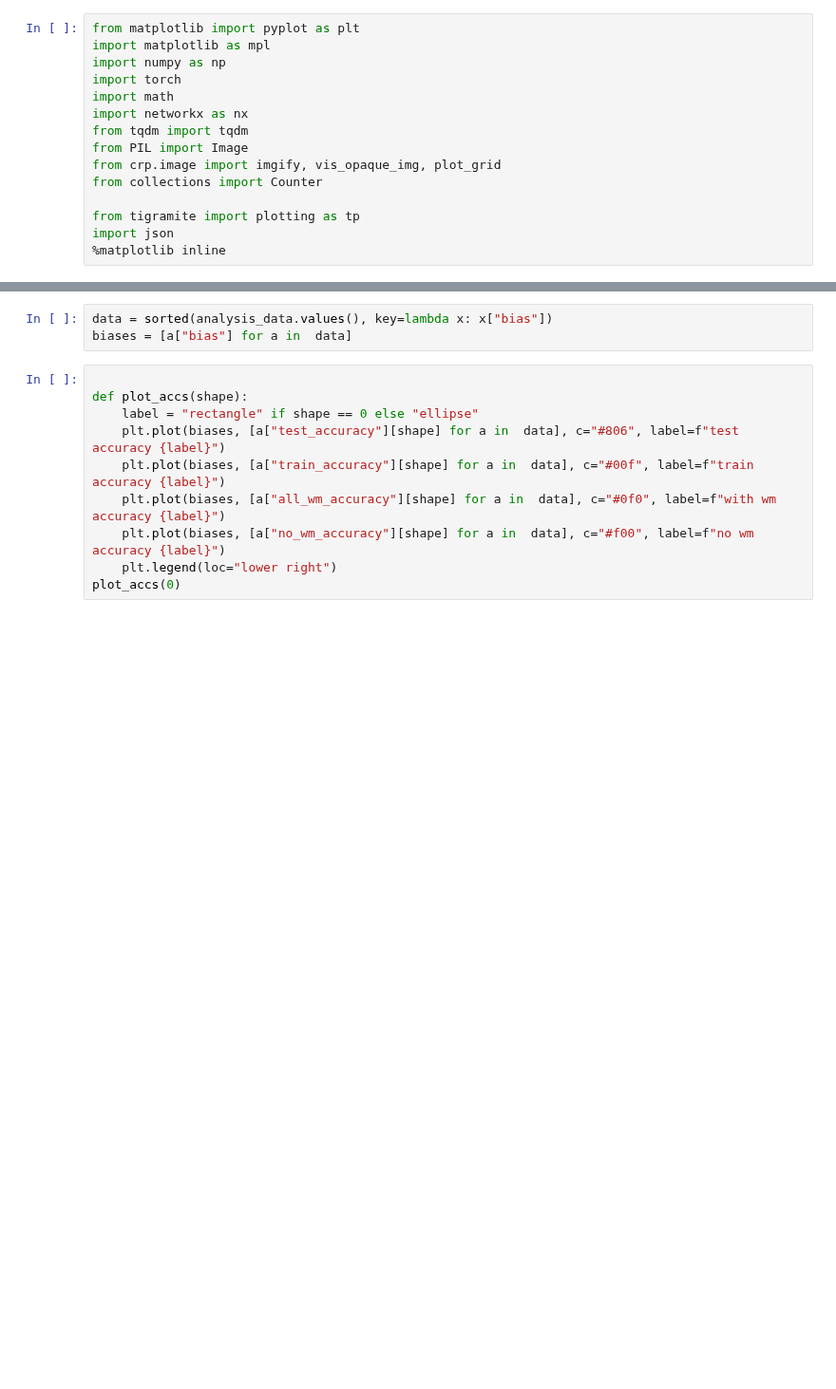
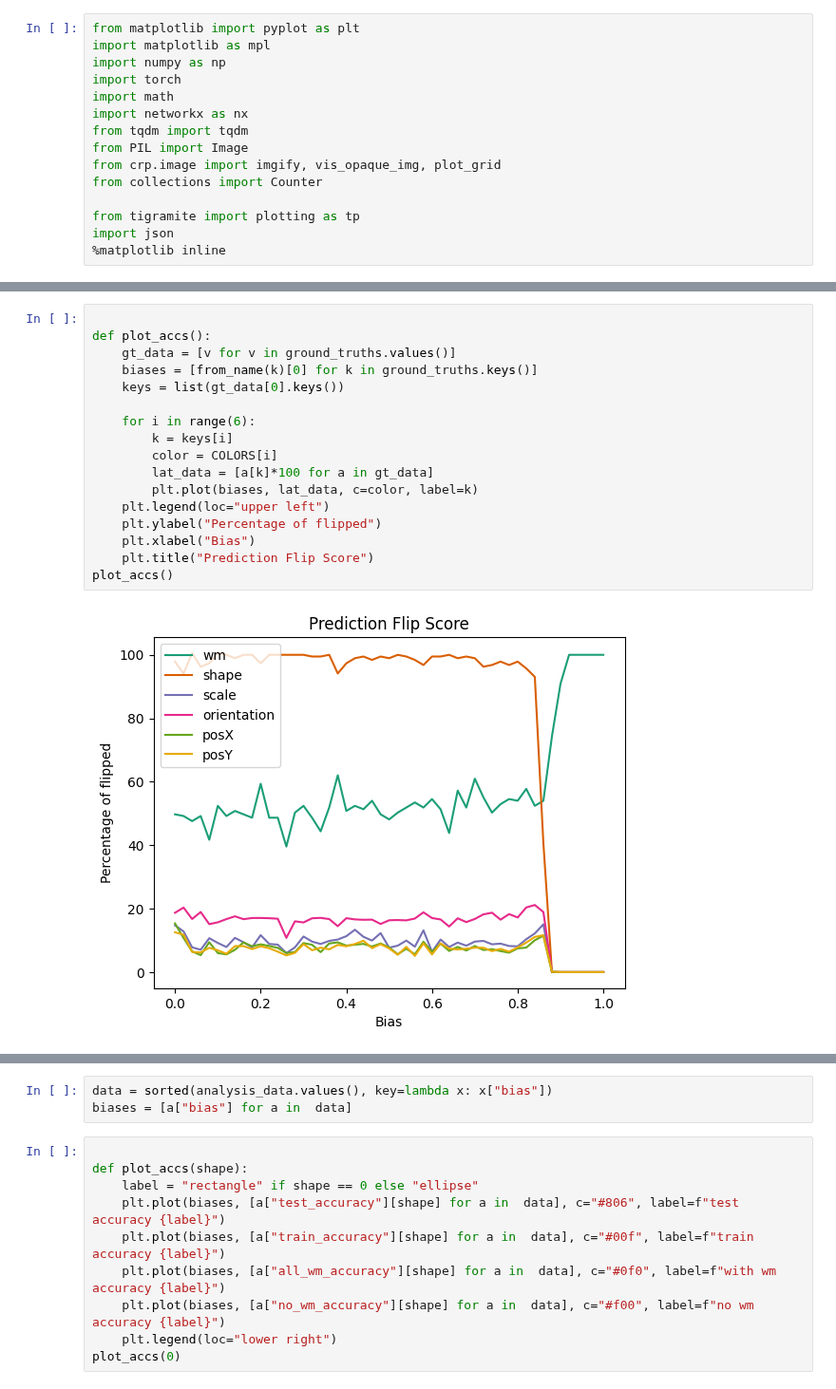
Before and after one commit to lillijo/xai-evaluation-master-thesis, a Jupyter notebook: formalize-experiment/accuracy_analysis.ipynb, the cells around one changed output, grey strips where cells are left out. Shown at 95% size. Drawn from its saved outputs; the diff is of its cells as text; blank space fills up the shorter version.

```diff
--- a/formalize-experiment/accuracy_analysis.ipynb
+++ b/formalize-experiment/accuracy_analysis.ipynb
@@ -96,3 +57,22 @@ pred_flip_all
+# %%
+
+def plot_accs():
+    gt_data = [v for v in ground_truths.values()]
+    biases = [from_name(k)[0] for k in ground_truths.keys()]
+    keys = list(gt_data[0].keys())
+
+    for i in range(6):
+        k = keys[i]
+        color = COLORS[i]
+        lat_data = [a[k]*100 for a in gt_data]
+        plt.plot(biases, lat_data, c=color, label=k)
+    plt.legend(loc="upper left")
+    plt.ylabel("Percentage of flipped")
+    plt.xlabel("Bias")
+    plt.title("Prediction Flip Score")
+plot_accs()
+# %% [output]
+[figure, added]
 # %%
 with open("accuracies.json", "r") as f:
     analysis_data = json.load(f)
```
Also changed, not shown: parts of 21 cells of this notebook, 6 other files.
